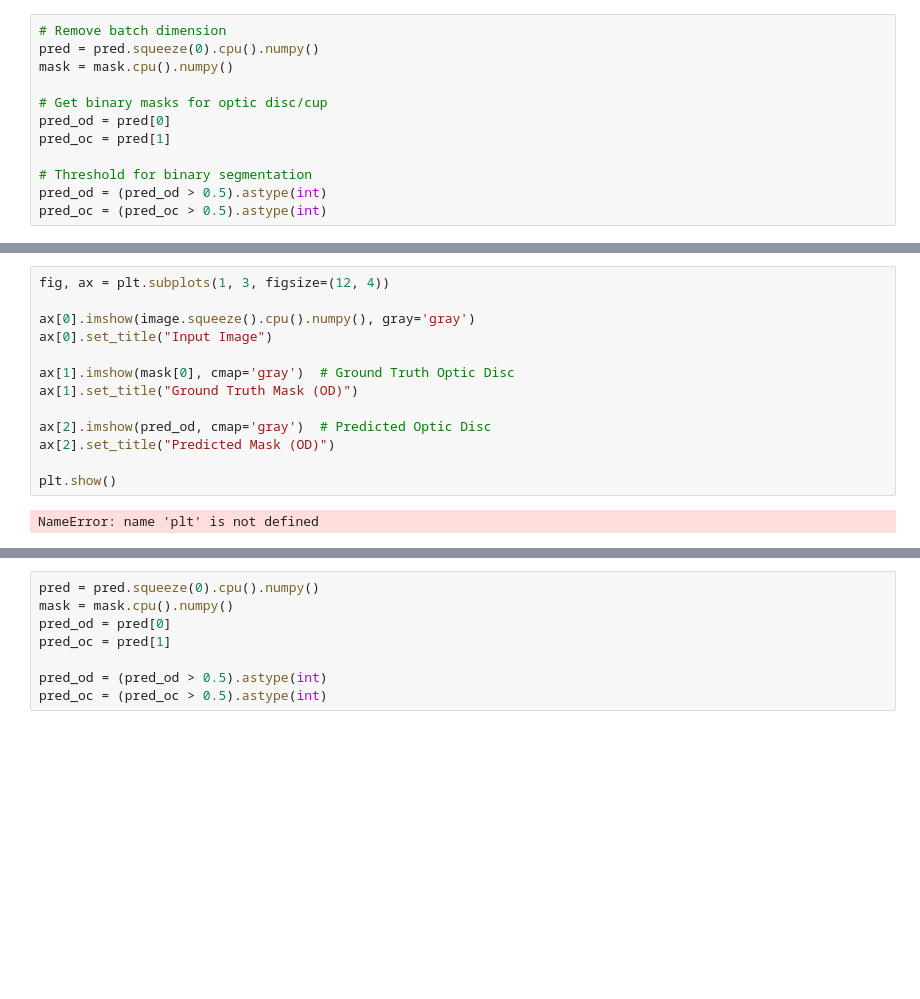
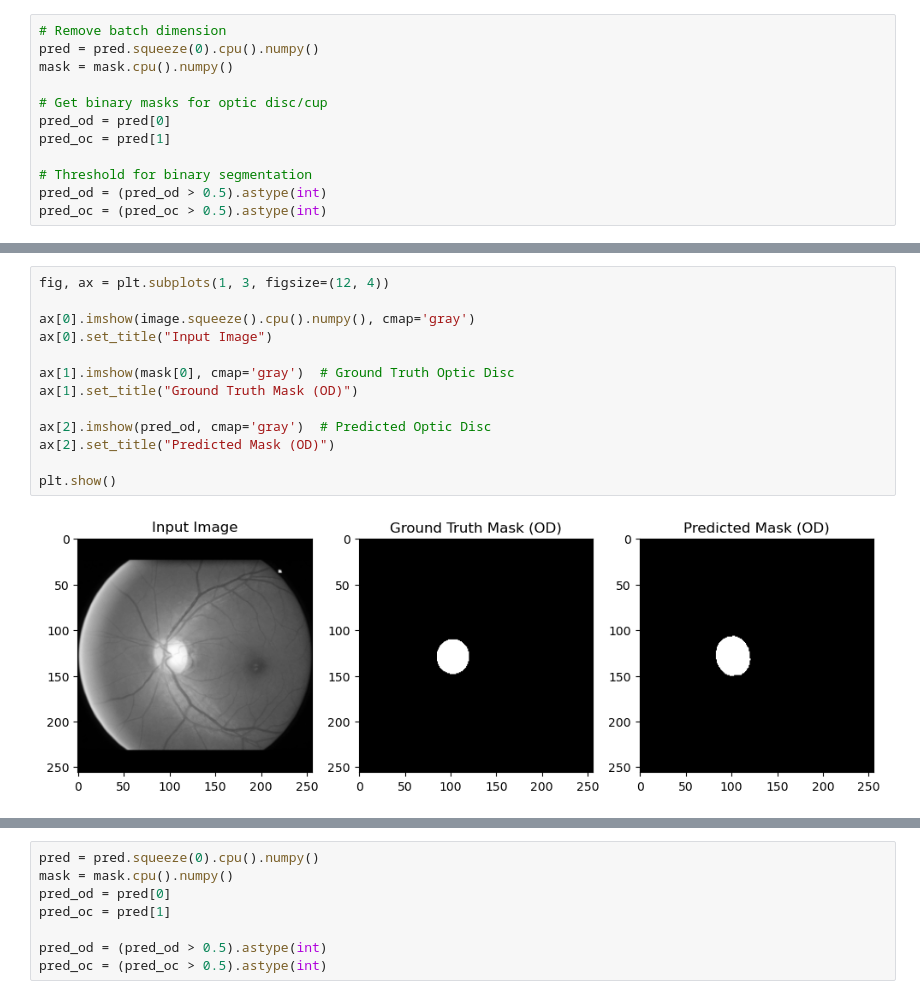
Before and after one commit to tc2fh/DISC_View, a Jupyter notebook: unet/unet_segmentation.ipynb, the cells around one changed output, grey strips where cells are left out. Cells and saved outputs as stored; diff of their text form; blank space fills up the shorter version.

```diff
--- a/unet/unet_segmentation.ipynb
+++ b/unet/unet_segmentation.ipynb
@@ -208,15 +198,15 @@ Text(0.5, 1.0, 'Predicted Masks')
 # %%
 fig, ax = plt.subplots(1, 3, figsize=(12, 4))
 
-ax[0].imshow(image.squeeze().cpu().numpy(), gray='gray')
+ax[0].imshow(image.squeeze().cpu().numpy(), cmap='gray')
 ax[0].set_title("Input Image")
 
 ax[1].imshow(mask[0], cmap='gray')  # Ground Truth Optic Disc
 ax[1].set_title("Ground Truth Mask (OD)")
 
 ax[2].imshow(pred_od, cmap='gray')  # Predicted Optic Disc
 ax[2].set_title("Predicted Mask (OD)")
 
 plt.show()
 # %% [output]
-NameError: name 'plt' is not defined
+[figure, added]
```
Also changed, not shown: parts of 17 cells of this notebook, 1 other file.
